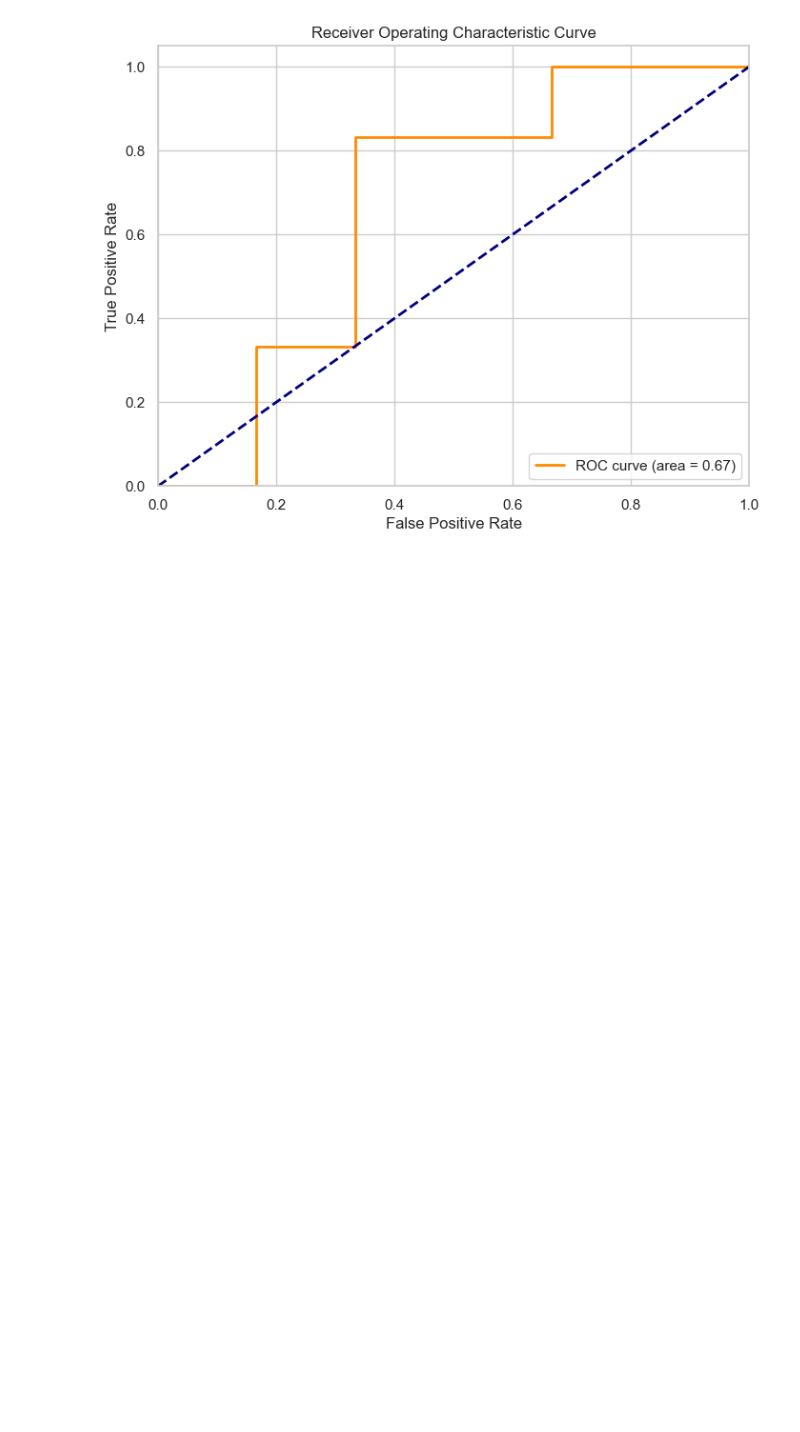
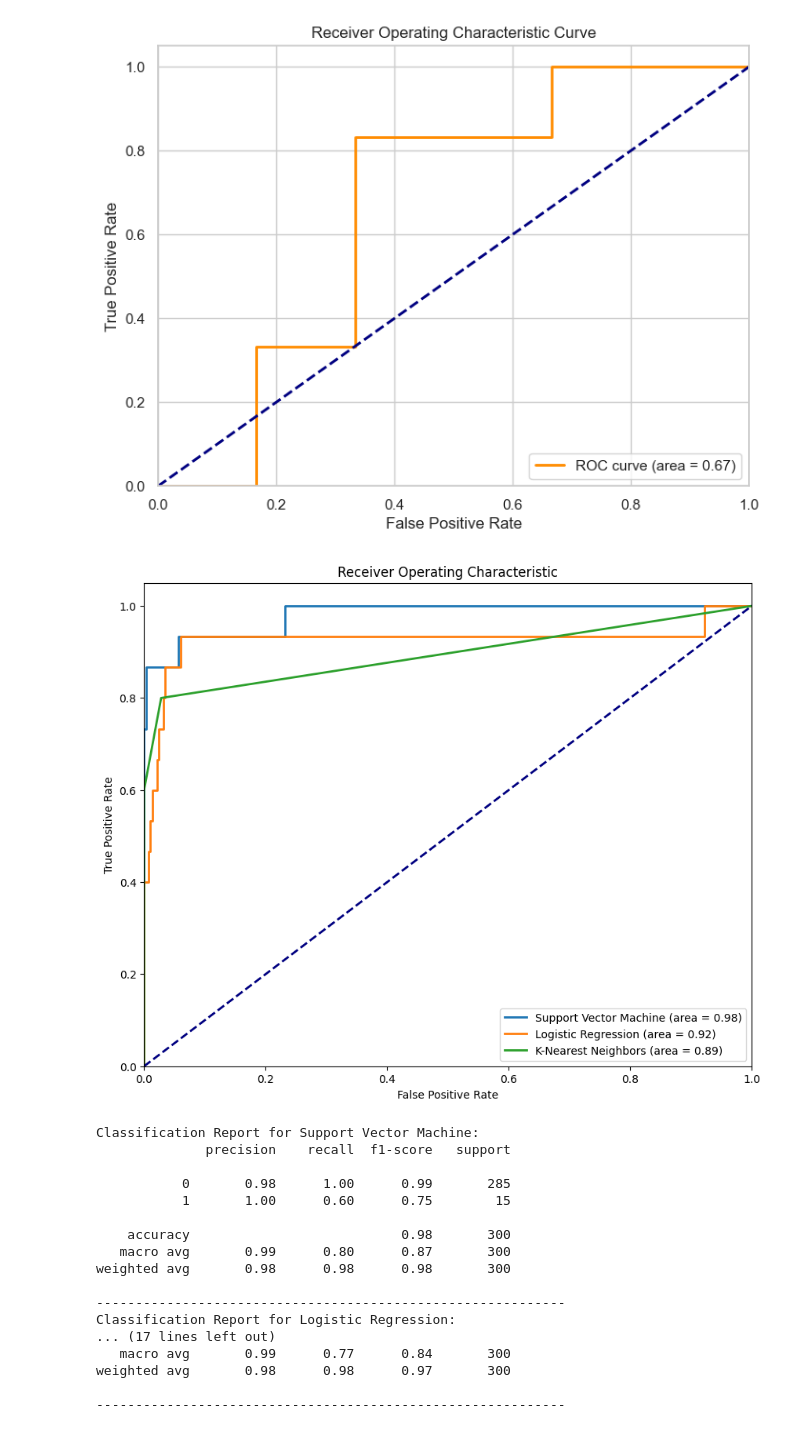
Before and after one commit to statsmarkov/depth_markov, a Jupyter notebook: sandbox.ipynb, the cells around one changed output. Saved outputs shown, nothing was run; the diff lists cells and outputs as text; code cells hidden in the pictures; blank space fills up the shorter version.

```diff
--- a/sandbox.ipynb
+++ b/sandbox.ipynb
@@ -544,3 +544,78 @@ plt.grid(True)
 plt.show()
 # %% [output]
 [figure]
+# %%
+import numpy as np
+import pandas as pd
+from sklearn.datasets import make_classification
+from sklearn.model_selection import train_test_split
+from sklearn.svm import SVC
+from sklearn.linear_model import LogisticRegression
+from sklearn.neighbors import KNeighborsClassifier
+# from xgboost import XGBClassifier
+from sklearn.metrics import roc_curve, auc, roc_auc_score, classification_report
+import matplotlib.pyplot as plt
+
+# Step 1: Generate Simulated Data
+X, y = make_classification(n_samples=1000, n_features=20, n_informative=2, n_redundant=10,
+                           n_clusters_per_class=1, weights=[0.95], flip_y=0, random_state=42)
+
+# Step 2: Split Data into Training and Testing Sets
+X_train, X_test, y_train, y_test = train_test_split(X, y, test_size=0.3, random_state=42, stratify=y)
+
+# Initialize classifiers
+classifiers = {
+    'Support Vector Machine': SVC(kernel='rbf', probability=True, random_state=42),
+    'Logistic Regression': LogisticRegression(solver='liblinear', class_weight='balanced', random_state=42),
+    'K-Nearest Neighbors': KNeighborsClassifier(n_neighbors=5),
+    # 'Gradient Boosting': XGBClassifier(use_label_encoder=False, eval_metric='logloss', random_state=42)
+}
+
+plt.figure(figsize=(10, 8))
+
+# Train classifiers and plot ROC curves
+for clf_name, clf in classifiers.items():
+    clf.fit(X_train, y_train)
+    y_pred_proba = clf.predict_proba(X_test)[:, 1]
+
+    # Compute ROC curve and ROC area
+    fpr, tpr, _ = roc_curve(y_test, y_pred_proba)
+    roc_auc = auc(fpr, tpr)
+
+    plt.plot(fpr, tpr, lw=2, label=f'{clf_name} (area = {roc_auc:.2f})')
+
+# Plot ROC curve
+plt.plot([0, 1], [0, 1], color='navy', lw=2, linestyle='--')
+plt.xlim([0.0, 1.0])
+plt.ylim([0.0, 1.05])
+plt.xlabel('False Positive Rate')
+plt.ylabel('True Positive Rate')
+plt.title('Receiver Operating Characteristic')
+plt.legend(loc="lower right")
+plt.show()
+
+# Print classification reports
+for clf_name, clf in classifiers.items():
+    y_pred = clf.predict(X_test)
+    print(f"Classification Report for {clf_name}:")
+    print(classification_report(y_test, y_pred))
+    print("-" * 60)
+# %% [output]
+[figure, added]
+Classification Report for Support Vector Machine:
+              precision    recall  f1-score   support
+
+           0       0.98      1.00      0.99       285
+           1       1.00      0.60      0.75        15
+
+    accuracy                           0.98       300
+   macro avg       0.99      0.80      0.87       300
+weighted avg       0.98      0.98      0.98       300
+
+------------------------------------------------------------
+Classification Report for Logistic Regression:
+... (17 lines left out)
+   macro avg       0.99      0.77      0.84       300
+weighted avg       0.98      0.98      0.97       300
+
+------------------------------------------------------------
```
Also changed, not shown: parts of 5 cells of this notebook, 19 other files.
